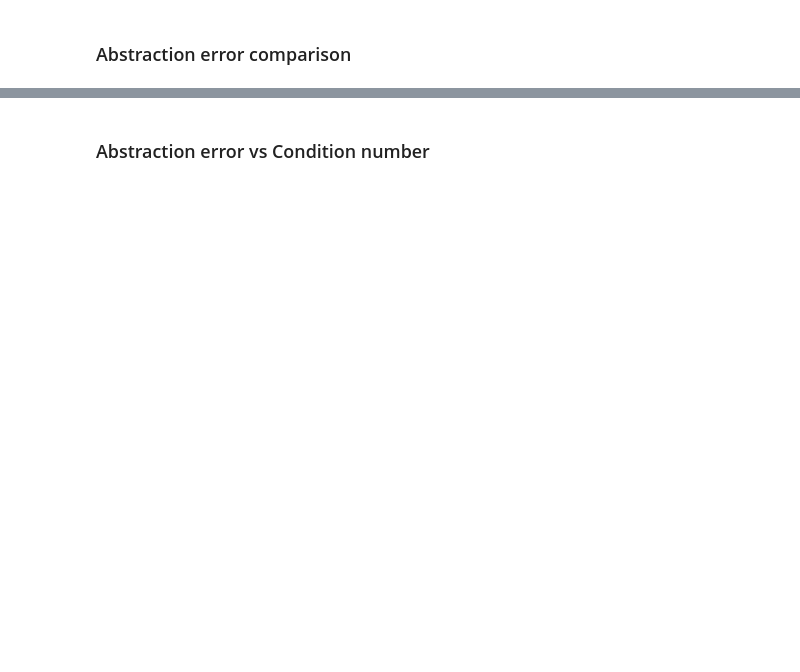
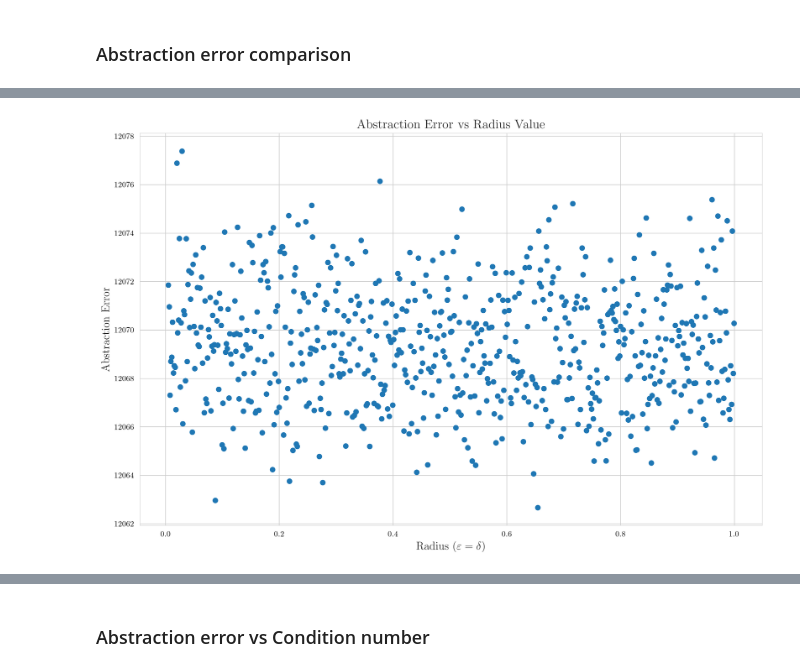
Before and after one commit to yfelekis/DiRoCA, a Jupyter notebook: empirical_optimisation.ipynb, the cells around one changed output, grey strips where cells are left out. Saved outputs shown, nothing was run; the diff lists cells and outputs as text; code cells hidden in the pictures; blank space fills up the shorter version.

```diff
--- a/empirical_optimisation.ipynb
+++ b/empirical_optimisation.ipynb
@@ -179,2 +172,2 @@ params_smooth = {
 # %%
-T_smooth = oput.run_empirical_smooth_optimization(**params_smooth)
+T_smooth = oput.run_empirical_smooth_optimization(**opt_params_smooth)
@@ -228,8 +217,8 @@ add_pertH          = True
 pert_typeL         = 'random_normal'
 pert_typeH         = 'random_normal'
 
-test_observ        = False
-test_interv        = True#False
+test_observ        = True
+test_interv        = True
 
 lin_contaminationL = False
 lin_contaminationH = False
@@ -238,7 +227,7 @@ cont_fracL         = .9
 cont_fracH         = .6
 
 metric             = 'fro'
-num_iter           = 10
+num_iter           = 20
 # %%
 if test_observ and test_interv:
     test_data = data
@@ -308,0 +638,78 @@ Average e(τ) for Tau: 2141.561 ± 0.000
+# %%
+def compute_empirical_worst_case_distance(params_worst):
+    pert_worst = params_worst['pert_U']
+    N          = pert_worst.shape[0]
+
+    return (1/np.sqrt(N)) * np.linalg.norm(pert_worst, 'fro') #torch.norm(pert_worst, p='fro') maybe torch different output
+# %%
+pert_typeL = 'boundary_hat'
+pert_typeH = 'boundary_hat'
+tau = T_erica
+
+for radius in [2, 3, 8, 12]:
+    print(f"Radius: {radius}")
+
+
+    params_erica, T_erica = oput.run_empirical_erica_optimization(**{**opt_params_erica, 'epsilon': radius, 'delta': radius})
+
+    pwL = compute_empirical_worst_case_distance(params_erica['L'])
+    pwH = compute_empirical_worst_case_distance(params_erica['H'])
+
+    print(f"For L (epsilon): frobenius norm: {pwL}, radius_squared: {radius**2}, constraint satisfied: {pwL <= radius**2}")
+    print(f"For H (delta): frobenius: {pwH}, radius_squared: {radius**2}, constraint satisfied: {pwH <= radius**2}")
+
+    # Define the grid of radii to test
+    radius_values = np.arange(.005, 1, .0015).tolist()
+    # Initialize arrays to store results
+    error_values = np.zeros(len(radius_values))
+    std_values   = np.zeros(len(radius_values))
+
+    # Test each radius (using same value for L and H)
+    for i, radius in enumerate(tqdm(radius_values)):
+        abstraction_errors = []
+
+        for _ in range(num_iter):
+            pert_L = generate_pertubation(pert_typeL, 'L', experiment, rad=radius)
+            pert_H = generate_pertubation(pert_typeH, 'H', experiment, rad=radius)
+
+            total = 0
+            for iota in test_data.keys():
+                base, abst = test_data[iota]
+
+                if add_pertL:
+                    base = base + pert_L
+                if add_pertH:
+                    abst = abst + pert_H
+
+                base_norm = base / np.linalg.norm(base, 'fro')
+                abst_norm = abst / np.linalg.norm(abst, 'fro')
+
+                tau_base = base @ T_erica.T
+                dist = evut.compute_empirical_distance(tau_base, abst, metric)
+                total += dist
+
+            iter_avg = total / len(Ill)
+            abstraction_errors.append(iter_avg)
+
+        # Store mean and std for this radius
+        error_values[i] = np.mean(abstraction_errors)
+        std_values[i] = np.std(abstraction_errors)
+
+        # Create 2D plot
+    plt.figure(figsize=(12, 8))
+    plt.plot(radius_values, error_values, 'o')
+    #plt.plot([x**2 for x in radius_values], error_values, 'o')
+
+    plt.xlabel(r'Radius ($\varepsilon=\delta$)')  # Using LaTeX notation
+    plt.ylabel('Abstraction Error')
+    plt.title('Abstraction Error vs Radius Value')
+    plt.tight_layout()
+    plt.show()
+
+    # Print best radius
+    best_idx = np.argmin(error_values)
+    print("\nBest radius value:")
+    print(f"Radius (ε=δ): {radius_values[best_idx]}")
+    print(f"Mean error: {error_values[best_idx]:.4f} ± {std_values[best_idx]*1.96:.4f}")
+    print( )
+# %% [output]
@@ -308,0 +719 @@ Average e(τ) for Tau: 2141.561 ± 0.000
+[figure, added]
```
Also changed, not shown: parts of 18 cells of this notebook, 37 other files.
